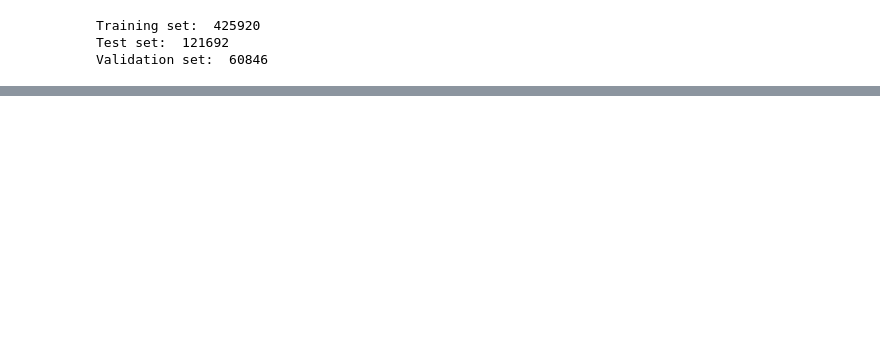
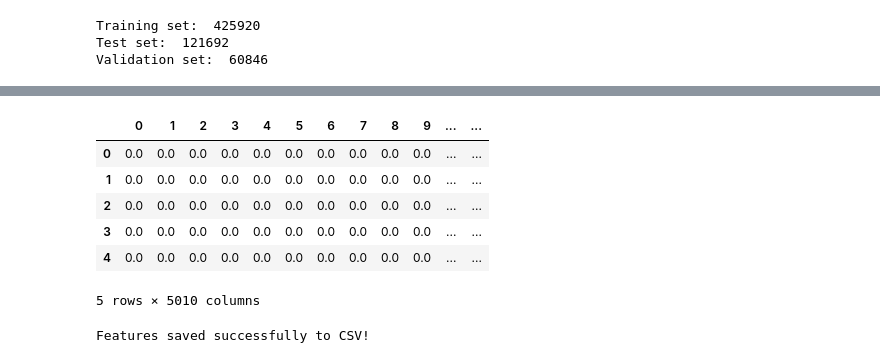
Before and after one commit to ngjocelyn/INF2008_YelpZip, a Jupyter notebook: 02_YelpZip_FeatureExtractionEngineering.ipynb, the cells around one changed output, grey strips where cells are left out. Cells and saved outputs as stored; diff of their text form; code cells hidden in the pictures; blank space fills up the shorter version.

```diff
--- a/02_YelpZip_FeatureExtractionEngineering.ipynb
+++ b/02_YelpZip_FeatureExtractionEngineering.ipynb
@@ -515,20 +596,38 @@ assert df_test_tfidf.shape[0] == df_test_features.shape[0], "Mismatch in test se
 assert df_val_tfidf.shape[0] == df_val_features.shape[0], "Mismatch in validation set sizes!"
 
 
+# Reset indices for training set
+df_train_tfidf.reset_index(drop=True, inplace=True)
+df_train_features.reset_index(drop=True, inplace=True)
+y_train.reset_index(drop=True, inplace=True)
+
+# Reset indices for testing set
+df_test_tfidf.reset_index(drop=True, inplace=True)
+df_test_features.reset_index(drop=True, inplace=True)
+y_test.reset_index(drop=True, inplace=True)
+
+# Reset indices for validation set
+df_val_tfidf.reset_index(drop=True, inplace=True)
+df_val_features.reset_index(drop=True, inplace=True)
+y_val.reset_index(drop=True, inplace=True)
+
+
 df_y_train = pd.DataFrame(y_train, columns=["label"])
 df_y_test = pd.DataFrame(y_test, columns=["label"])
 df_y_val = pd.DataFrame(y_val, columns=["label"])
 
+# Check if the row counts of y labels match the features before merging
+assert df_train_tfidf.shape[0] == df_y_train.shape[0], "Mismatch in train labels!"
+assert df_test_tfidf.shape[0] == df_y_test.shape[0], "Mismatch in test labels!"
+assert df_val_tfidf.shape[0] == df_y_val.shape[0], "Mismatch in validation labels!"
 
-# Merge TF-IDF with extracted features
-df_train_combined = pd.concat([df_train_tfidf, df_train_features, df_y_train], axis=1)
-df_test_combined = pd.concat([df_test_tfidf, df_test_features, df_y_test], axis=1)
-df_val_combined = pd.concat([df_val_tfidf, df_val_features, df_y_val], axis=1)
+# Check if indices match
+print(df_train_tfidf.index.equals(df_y_train.index))  # Should be True
+print(df_test_tfidf.index.equals(df_test_features.index))    # Should be True
+print(df_val_tfidf.index.equals(df_y_val.index))      # Should be True
 
-
-df_train_combined.to_csv("00_dataset/without_stopwords/train_features.csv", index=False)
-df_test_combined.to_csv("00_dataset/without_stopwords/test_features.csv", index=False)
-df_val_combined.to_csv("00_dataset/without_stopwords/val_features.csv", index=False)
-
-print("Features saved successfully to CSV!")
+# Check if indices match
+print(df_train_tfidf.index.equals(df_train_features.index))  # Should be True
+print(df_test_tfidf.index.equals(df_y_test.index))    # Should be True
+print(df_val_tfidf.index.equals(df_val_features.index))      # Should be True
 # %% [output]
@@ -535,0 +667,18 @@ Features saved successfully to CSV!
+# %%
+df_train_combined.head()
+# %% [output]
+|  | 0 | 1 | 2 | 3 | 4 | 5 | 6 | 7 | 8 | 9 | ... | ... |
+| 0 | 0.0 | 0.0 | 0.0 | 0.0 | 0.0 | 0.0 | 0.0 | 0.0 | 0.0 | 0.0 | ... | ... |
+| 1 | 0.0 | 0.0 | 0.0 | 0.0 | 0.0 | 0.0 | 0.0 | 0.0 | 0.0 | 0.0 | ... | ... |
+| 2 | 0.0 | 0.0 | 0.0 | 0.0 | 0.0 | 0.0 | 0.0 | 0.0 | 0.0 | 0.0 | ... | ... |
+| 3 | 0.0 | 0.0 | 0.0 | 0.0 | 0.0 | 0.0 | 0.0 | 0.0 | 0.0 | 0.0 | ... | ... |
+| 4 | 0.0 | 0.0 | 0.0 | 0.0 | 0.0 | 0.0 | 0.0 | 0.0 | 0.0 | 0.0 | ... | ... |
+5 rows × 5010 columns
+# %%
+df_train_combined.to_csv("00_dataset/without_stopwords/train_features.csv", index=False)
+df_test_combined.to_csv("00_dataset/without_stopwords/test_features.csv", index=False)
+df_val_combined.to_csv("00_dataset/without_stopwords/val_features.csv", index=False)
+
+print("Features saved successfully to CSV!")
+# %% [output]
+Features saved successfully to CSV!
```
Also changed, not shown: parts of 11 cells of this notebook.
